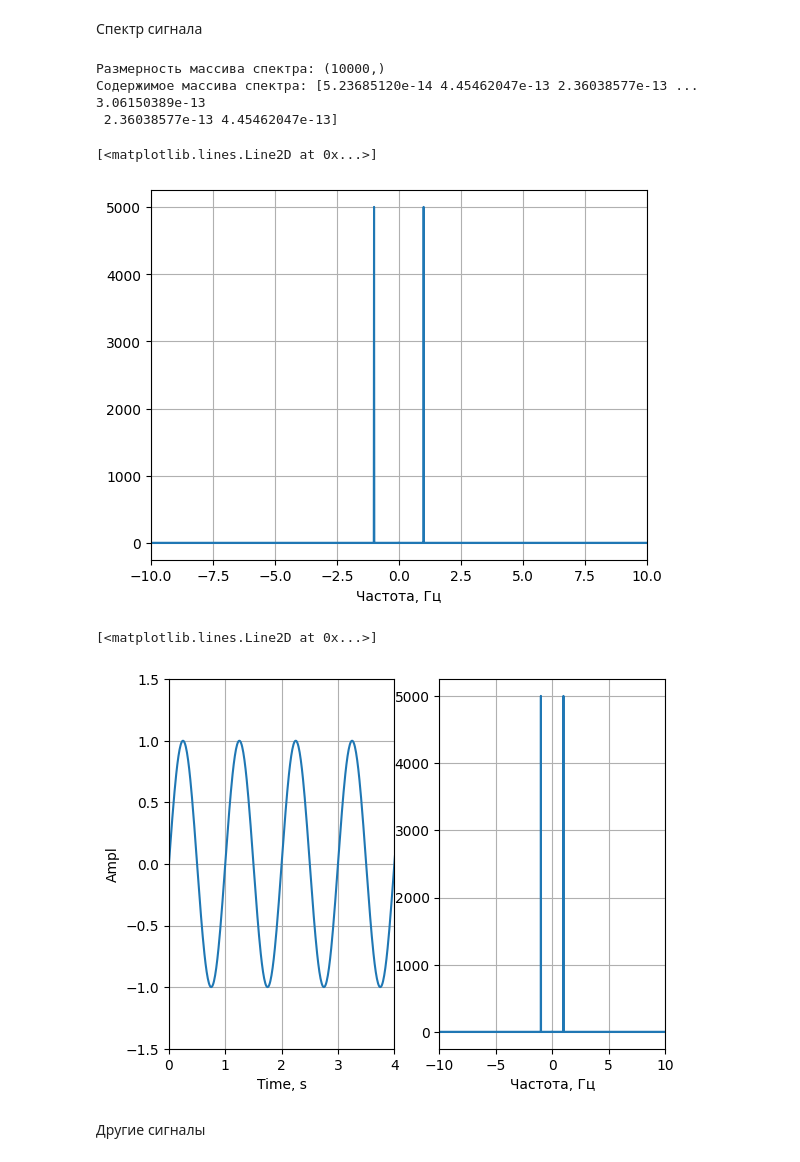
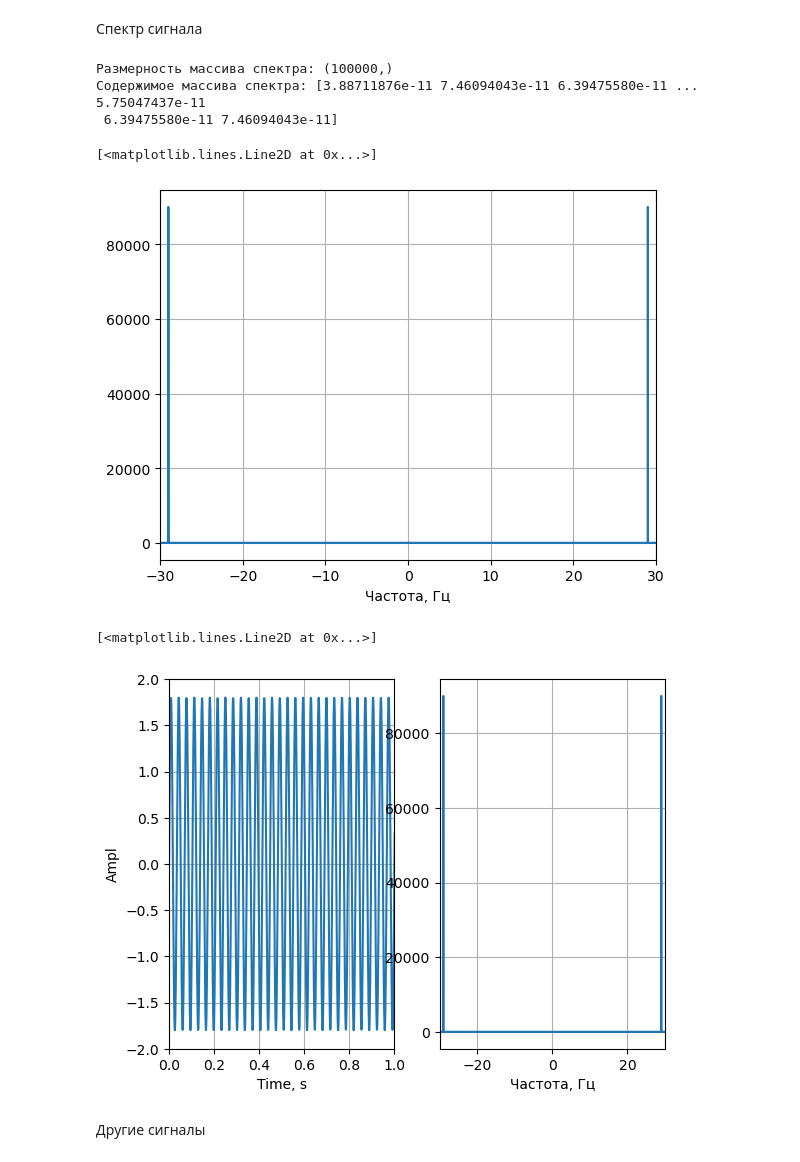
Before and after one commit to Filip-GG/TAU, a Jupyter notebook: 1/main.ipynb, the cells around one changed output. Cells and saved outputs as stored; diff of their text form; code cells hidden in the pictures.

```diff
--- a/1/main.ipynb
+++ b/1/main.ipynb
@@ -8,7 +8,7 @@ from scipy import signal
 variant = 8 # Изменяйте ТОЛЬКО значение варианта
 
 test_signal_duration = 100
-dt = 0.01
+dt = 0.001
 test_sig_ampl = 1 + variant * 0.1
 test_sig_freq = 1 + variant * 3.5
 non_lin_param_1 = 0.5 + variant * 0.1
@@ -45,7 +45,7 @@ print("Содержимое массива: {}".format(t))
 # %% [markdown]
 Зададим sin
 # %%
-sig_sin = np.sin(t * 2 * np.pi)
+sig_sin = test_sig_ampl * np.sin(t *2 * np.pi * test_sig_freq)
 
 print("Размерность сигнала: {}".format(sig_sin.shape))
 print("Содержимое массива сигнала: {}".format(sig_sin))
@@ -72,36 +72,36 @@ sig_sin_spec = np.abs(np.fft.fft(sig_sin))
 print("Размерность массива спектра: {}".format(sig_sin_spec.shape))
 print("Содержимое массива спектра: {}".format(sig_sin_spec))
 # %% [output]
-Размерность массива спектра: (10000,)
-Содержимое массива спектра: [5.23685120e-14 4.45462047e-13 2.36038577e-13 ... 3.06150389e-13
- 2.36038577e-13 4.45462047e-13]
+Размерность массива спектра: (100000,)
+Содержимое массива спектра: [3.88711876e-11 7.46094043e-11 6.39475580e-11 ... 5.75047437e-11
+ 6.39475580e-11 7.46094043e-11]
 # %%
 freqs = np.fft.fftfreq(sig_sin.shape[0], dt)
 
 plt.grid()
 plt.xlabel('Частота, Гц')
-plt.xlim(-10, 10)
+plt.xlim(-30, 30)
 plt.plot(freqs, sig_sin_spec)
 # %% [output]
 [<matplotlib.lines.Line2D at 0x...>]
-[figure, old version]
+[figure, new version]
 # %%
 plt.subplot(1, 2, 1)
 plt.grid()
 plt.xlabel('Time, s')
 plt.ylabel('Ampl')
-plt.ylim(-1.5, 1.5)
-plt.xlim(0, 4)
+plt.ylim(-2, 2)
+plt.xlim(0, 1)
 plt.plot(t, sig_sin)
 
 plt.subplot(1, 2, 2)
 plt.grid()
 plt.xlabel('Частота, Гц')
-plt.xlim(-10, 10)
+plt.xlim(-30, 30)
 plt.plot(freqs, sig_sin_spec)
 # %% [output]
 [<matplotlib.lines.Line2D at 0x...>]
-[figure, old version]
+[figure, new version]
 # %% [markdown]
 Другие сигналы
 # %% [markdown]
```
Also changed, not shown: parts of 16 cells of this notebook, 4 other files.
